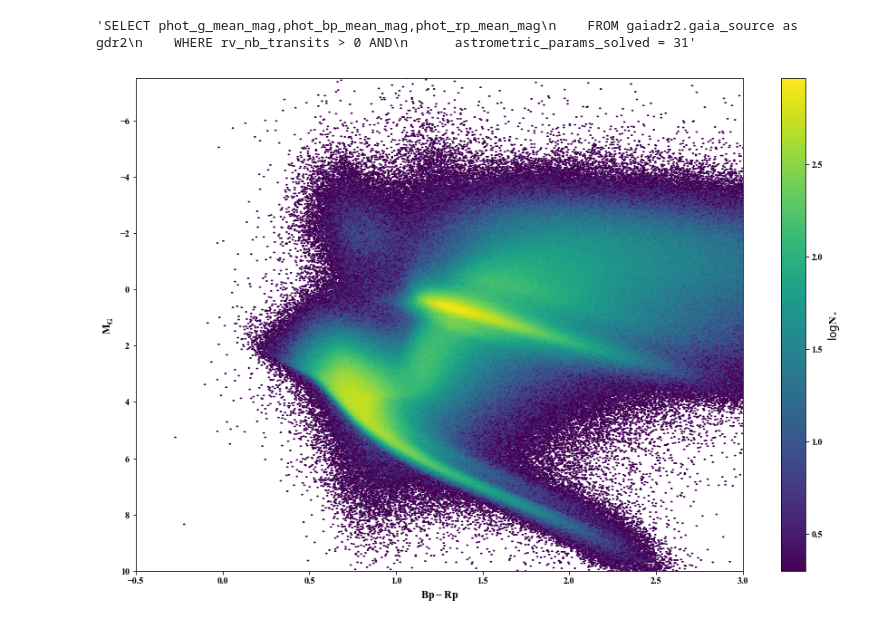
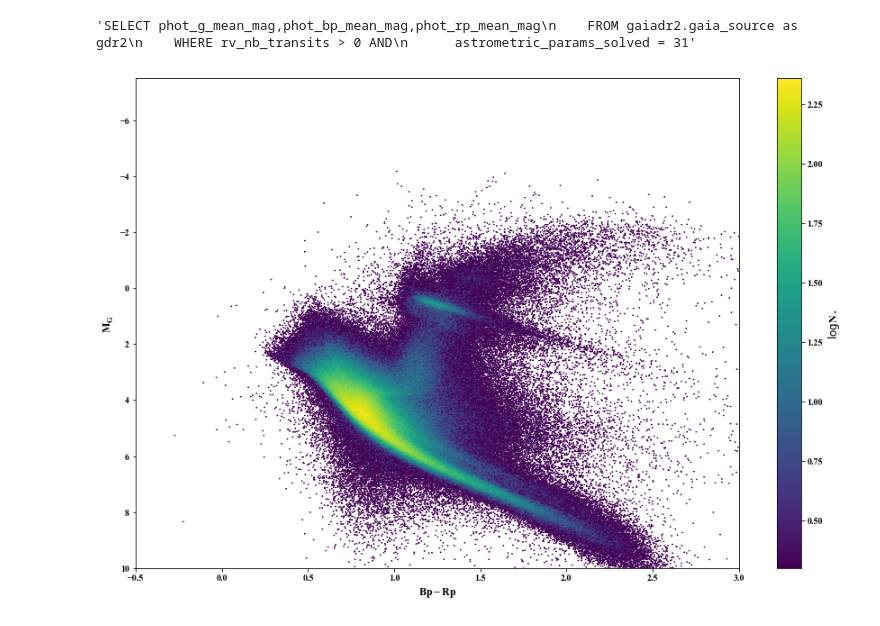
Before and after one commit to tzdwi/GaiaSprintBinary, a Jupyter notebook: gaia_kinematics.ipynb, the cells around one changed output. Cells and saved outputs as stored; diff of their text form; code cells hidden in the pictures.

```diff
--- a/gaia_kinematics.ipynb
+++ b/gaia_kinematics.ipynb
@@ -37,17 +37,18 @@ with fits.open(phot_file) as pf:
 merge_df = k_df.merge(p_df,on='source_id')
 # %%
 plt.figure(figsize=(15,10))
-plt.hexbin(merge_df['phot_bp_mean_mag']-merge_df['phot_rp_mean_mag'],
-          merge_df['phot_g_mean_mag'] - 5.0*np.log10(merge_df['dist']) + 5.0,
+nearby = merge_df['dist'] <= 500.0
+plt.hexbin(merge_df['phot_bp_mean_mag'][nearby]-merge_df['phot_rp_mean_mag'][nearby],
+          merge_df['phot_g_mean_mag'][nearby] - 5.0*np.log10(merge_df['dist'][nearby]) + 5.0,
           mincnt = 1, bins = 'log', gridsize = 1000)
 plt.xlabel(r'$Bp - Rp$')
 plt.ylabel(r'$M_G$')
 plt.xlim(-0.5,3)
 plt.ylim(10,-7.5)
 plt.colorbar(label=r'$\log N_*$')
-plt.savefig('CMD_kinematics.png')
+plt.savefig('CMD_kinematics_nearby.png')
 # %% [output]
-[figure, old version]
+[figure, new version]
 # %%
 """THIS TAKES A REALLY LONG TIME BUT FOR FUTURE REFERENCE: THE PYIA SYNTAX TO SELECT A
 SET OF COLUMNS (in this example, G, Bp, Rp) GIVEN A PYTHON LIST OF SOURCE_IDs IS:
```
Also changed, not shown: parts of 1 cell of this notebook, 1 other file.
